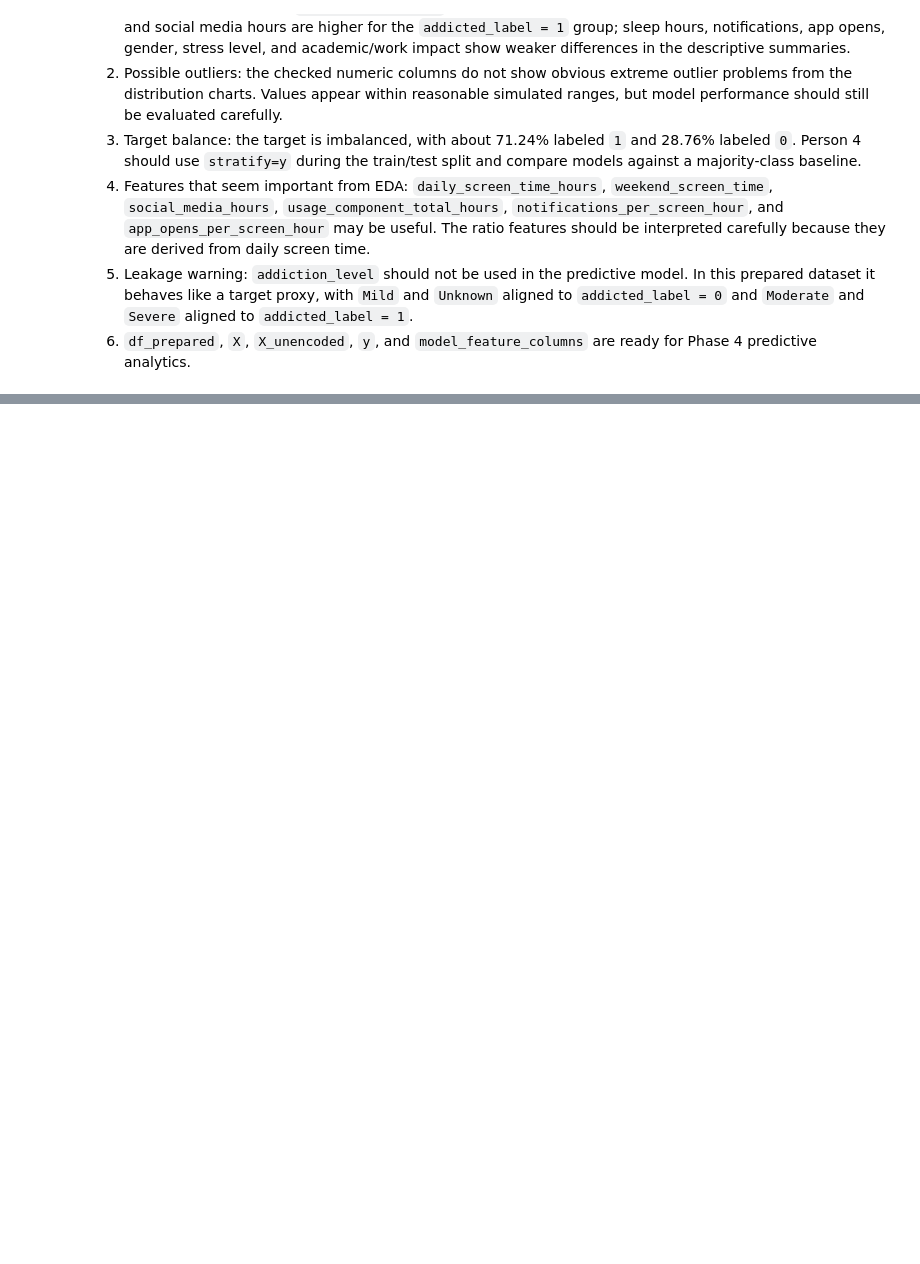
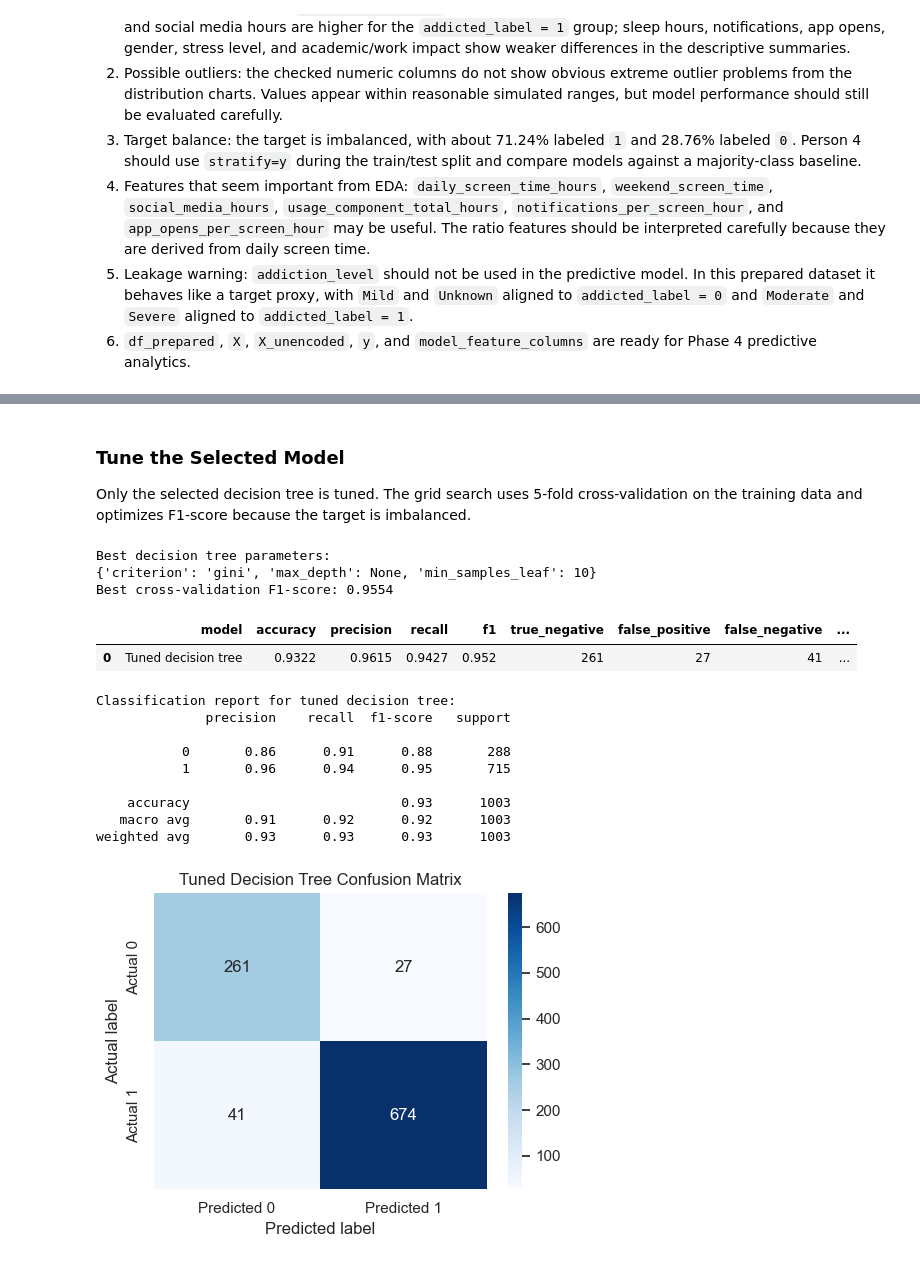
Before and after one commit to Zikri809/Data_Analytics_Project, a Jupyter notebook: Analysis.ipynb, the cells around one changed output, grey strips where cells are left out. Cells and saved outputs as stored; diff of their text form; code cells hidden in the pictures; blank space fills up the shorter version.

Commit message:
Add Person 4 predictive analytics

```diff
--- a/Analysis.ipynb
+++ b/Analysis.ipynb
@@ -805,0 +977,71 @@ Correlation does not prove causation, but it helps identify non-leaking variable
+# %% [markdown]
+### Tune the Selected Model
+
+Only the selected decision tree is tuned. The grid search uses 5-fold cross-validation on the training data and optimizes F1-score because the target is imbalanced.
+# %%
+decision_tree_param_grid = {
+    'criterion': ['gini', 'entropy'],
+    'max_depth': [2, 3, 4, 5, None],
+    'min_samples_leaf': [1, 5, 10, 20]
+}
+
+decision_tree_grid = GridSearchCV(
+    estimator=DecisionTreeClassifier(random_state=42),
+    param_grid=decision_tree_param_grid,
+    scoring='f1',
+    cv=5,
+    n_jobs=None
+)
+
+decision_tree_grid.fit(X_train, y_train)
+
+best_tree_model = decision_tree_grid.best_estimator_
+best_tree_predictions = best_tree_model.predict(X_test)
+
+print('Best decision tree parameters:')
+print(decision_tree_grid.best_params_)
+print(f"Best cross-validation F1-score: {decision_tree_grid.best_score_:.4f}")
+
+final_tree_metrics = evaluate_classifier(
+    'Tuned decision tree',
+    best_tree_model,
+    X_test,
+    y_test
+)
+
+display(pd.DataFrame([final_tree_metrics]).round(4))
+
+print('Classification report for tuned decision tree:')
+print(classification_report(y_test, best_tree_predictions, zero_division=0))
+
+final_confusion_matrix = confusion_matrix(y_test, best_tree_predictions)
+plt.figure(figsize=(5, 4))
+sns.heatmap(
+    final_confusion_matrix,
+    annot=True,
+    fmt='d',
+    cmap='Blues',
+    xticklabels=['Predicted 0', 'Predicted 1'],
+    yticklabels=['Actual 0', 'Actual 1']
+)
+plt.title('Tuned Decision Tree Confusion Matrix')
+plt.xlabel('Predicted label')
+plt.ylabel('Actual label')
+plt.tight_layout()
+plt.show()
+# %% [output]
+Best decision tree parameters:
+{'criterion': 'gini', 'max_depth': None, 'min_samples_leaf': 10}
+Best cross-validation F1-score: 0.9554
+|  | model | accuracy | precision | recall | f1 | true_negative | false_positive | false_negative | ... |
+| 0 | Tuned decision tree | 0.9322 | 0.9615 | 0.9427 | 0.952 | 261 | 27 | 41 | ... |
+Classification report for tuned decision tree:
+              precision    recall  f1-score   support
+
+           0       0.86      0.91      0.88       288
+           1       0.96      0.94      0.95       715
+
+    accuracy                           0.93      1003
+   macro avg       0.91      0.92      0.92      1003
+weighted avg       0.93      0.93      0.93      1003
+[figure, added]
```
Also changed, not shown: parts of 10 cells of this notebook.
